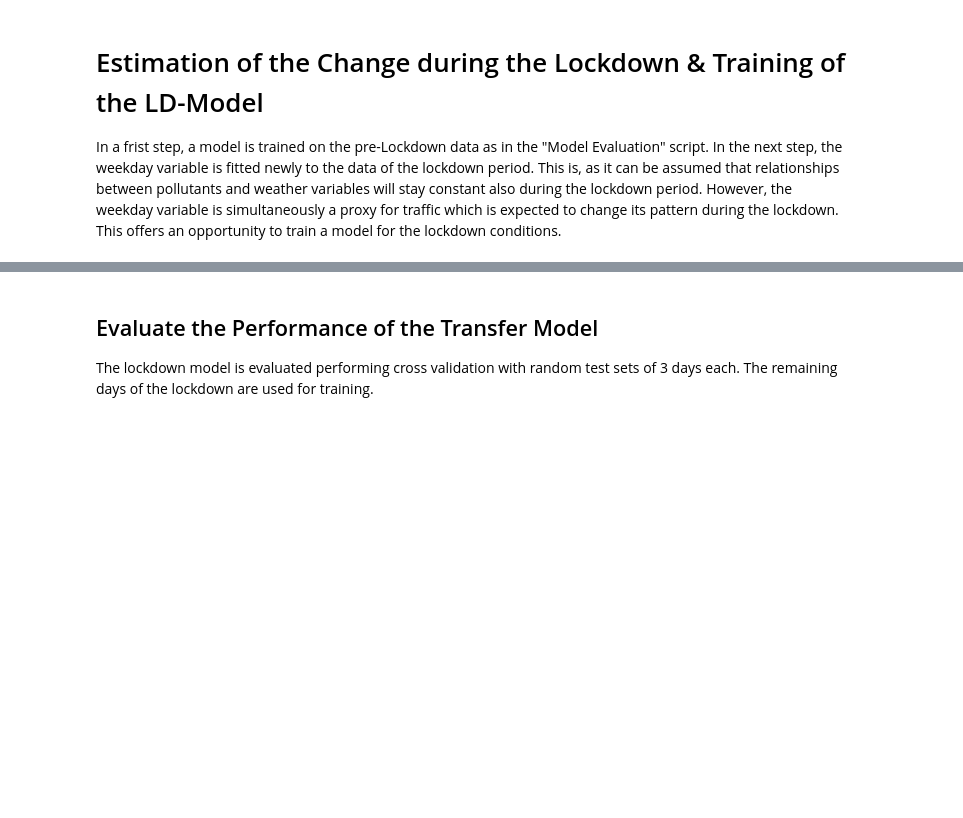
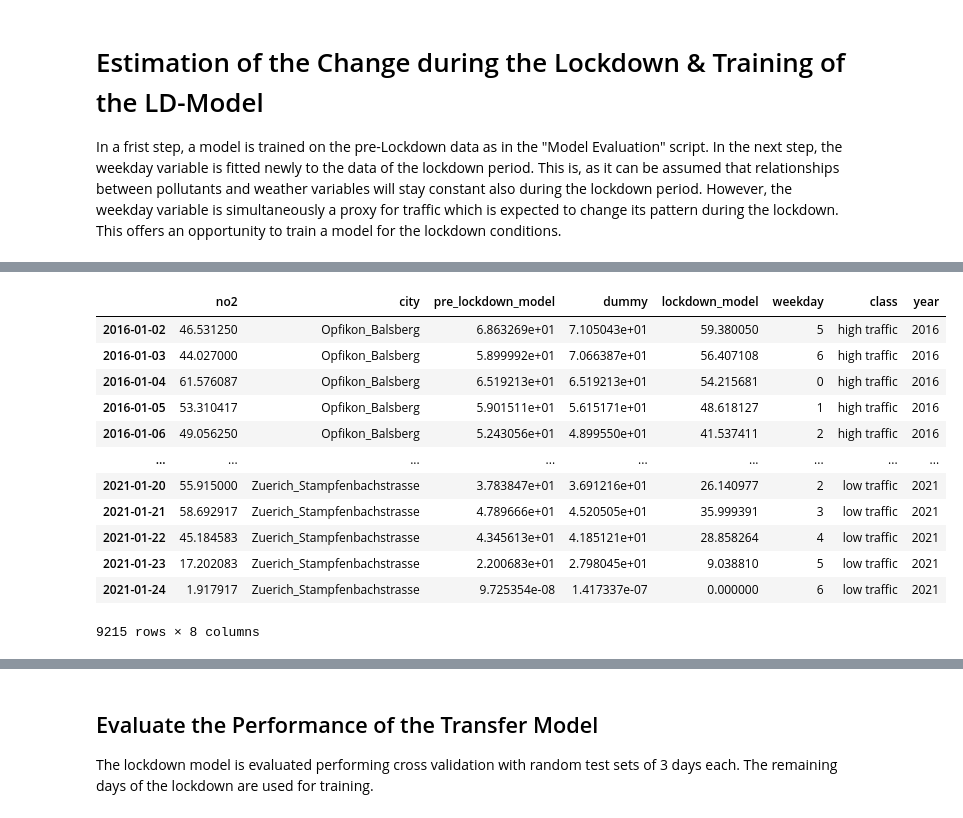
Before and after one commit to johanna-einsiedler/covid-19-air-pollution, a Jupyter notebook: Change_Estimation_Transfer.ipynb, the cells around one changed output, grey strips where cells are left out. Saved outputs shown, nothing was run; the diff lists cells and outputs as text; code cells hidden in the pictures; blank space fills up the shorter version.

```diff
--- a/Change_Estimation_Transfer.ipynb
+++ b/Change_Estimation_Transfer.ipynb
@@ -193,0 +407,16 @@ See the caveats in the documentation: https://pandas.pydata.org/pandas-docs/stab
+# %%
+df_compare_all2
+# %% [output]
+|  | no2 | city | pre_lockdown_model | dummy | lockdown_model | weekday | class | year |
+| 2016-01-02 | 46.531250 | Opfikon_Balsberg | 6.863269e+01 | 7.105043e+01 | 59.380050 | 5 | high traffic | 2016 |
+| 2016-01-03 | 44.027000 | Opfikon_Balsberg | 5.899992e+01 | 7.066387e+01 | 56.407108 | 6 | high traffic | 2016 |
+| 2016-01-04 | 61.576087 | Opfikon_Balsberg | 6.519213e+01 | 6.519213e+01 | 54.215681 | 0 | high traffic | 2016 |
+| 2016-01-05 | 53.310417 | Opfikon_Balsberg | 5.901511e+01 | 5.615171e+01 | 48.618127 | 1 | high traffic | 2016 |
+| 2016-01-06 | 49.056250 | Opfikon_Balsberg | 5.243056e+01 | 4.899550e+01 | 41.537411 | 2 | high traffic | 2016 |
+| ... | ... | ... | ... | ... | ... | ... | ... | ... |
+| 2021-01-20 | 55.915000 | Zuerich_Stampfenbachstrasse | 3.783847e+01 | 3.691216e+01 | 26.140977 | 2 | low traffic | 2021 |
+| 2021-01-21 | 58.692917 | Zuerich_Stampfenbachstrasse | 4.789666e+01 | 4.520505e+01 | 35.999391 | 3 | low traffic | 2021 |
+| 2021-01-22 | 45.184583 | Zuerich_Stampfenbachstrasse | 4.345613e+01 | 4.185121e+01 | 28.858264 | 4 | low traffic | 2021 |
+| 2021-01-23 | 17.202083 | Zuerich_Stampfenbachstrasse | 2.200683e+01 | 2.798045e+01 | 9.038810 | 5 | low traffic | 2021 |
+| 2021-01-24 | 1.917917 | Zuerich_Stampfenbachstrasse | 9.725354e-08 | 1.417337e-07 | 0.000000 | 6 | low traffic | 2021 |
+9215 rows × 8 columns
```
Also changed, not shown: parts of 11 cells of this notebook.
